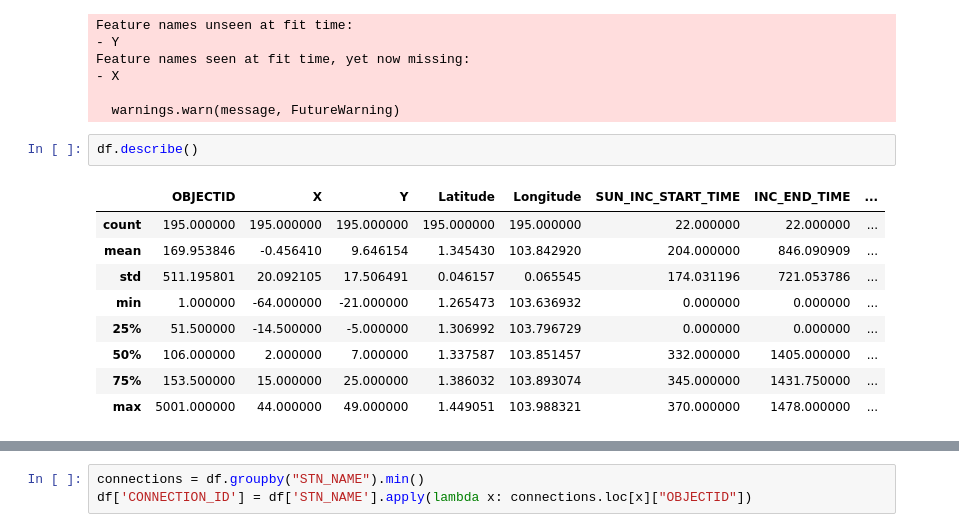
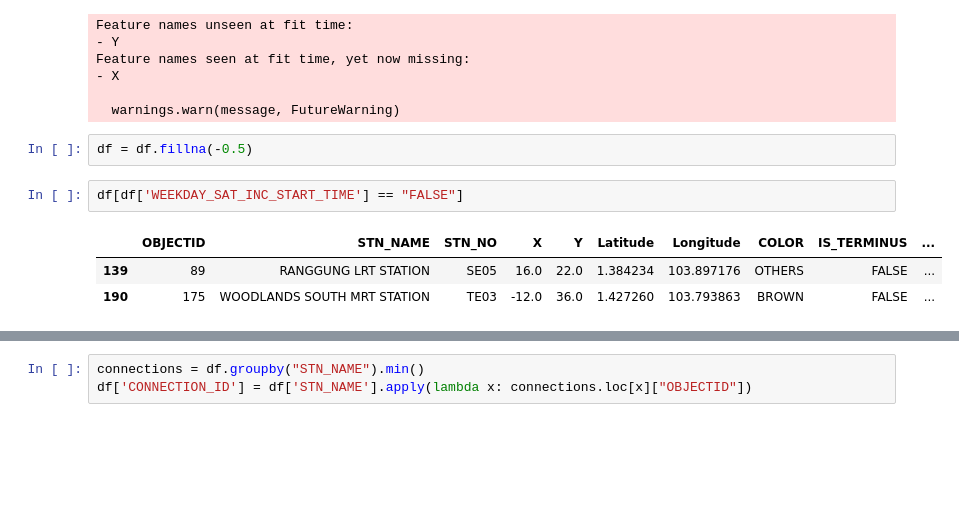
Before and after one commit to Sean-Leishman/NextStopABMS, a Jupyter notebook: data/clean_data.ipynb, the cells around one changed output, grey strips where cells are left out. Saved outputs shown, nothing was run; the diff lists cells and outputs as text; blank space fills up the shorter version.

```diff
--- a/data/clean_data.ipynb
+++ b/data/clean_data.ipynb
@@ -28,15 +28,11 @@ Feature names seen at fit time, yet now missing:
 - X
 
   warnings.warn(message, FutureWarning)
-# %%
-df.describe()
-# %% [output]
-|  | OBJECTID | X | Y | Latitude | Longitude | SUN_INC_START_TIME | INC_END_TIME | ... |
-| count | 195.000000 | 195.000000 | 195.000000 | 195.000000 | 195.000000 | 22.000000 | 22.000000 | ... |
-| mean | 169.953846 | -0.456410 | 9.646154 | 1.345430 | 103.842920 | 204.000000 | 846.090909 | ... |
-| std | 511.195801 | 20.092105 | 17.506491 | 0.046157 | 0.065545 | 174.031196 | 721.053786 | ... |
-| min | 1.000000 | -64.000000 | -21.000000 | 1.265473 | 103.636932 | 0.000000 | 0.000000 | ... |
-| 25% | 51.500000 | -14.500000 | -5.000000 | 1.306992 | 103.796729 | 0.000000 | 0.000000 | ... |
-| 50% | 106.000000 | 2.000000 | 7.000000 | 1.337587 | 103.851457 | 332.000000 | 1405.000000 | ... |
-| 75% | 153.500000 | 15.000000 | 25.000000 | 1.386032 | 103.893074 | 345.000000 | 1431.750000 | ... |
-| max | 5001.000000 | 44.000000 | 49.000000 | 1.449051 | 103.988321 | 370.000000 | 1478.000000 | ... |
+# %%
+df = df.fillna(-0.5)
+# %%
+df[df['WEEKDAY_SAT_INC_START_TIME'] == "FALSE"]
+# %% [output]
+|  | OBJECTID | STN_NAME | STN_NO | X | Y | Latitude | Longitude | COLOR | IS_TERMINUS | ... |
+| 139 | 89 | RANGGUNG LRT STATION | SE05 | 16.0 | 22.0 | 1.384234 | 103.897176 | OTHERS | FALSE | ... |
+| 190 | 175 | WOODLANDS SOUTH MRT STATION | TE03 | -12.0 | 36.0 | 1.427260 | 103.793863 | BROWN | FALSE | ... |
```
Also changed, not shown: parts of 7 cells of this notebook, 8 other files.
